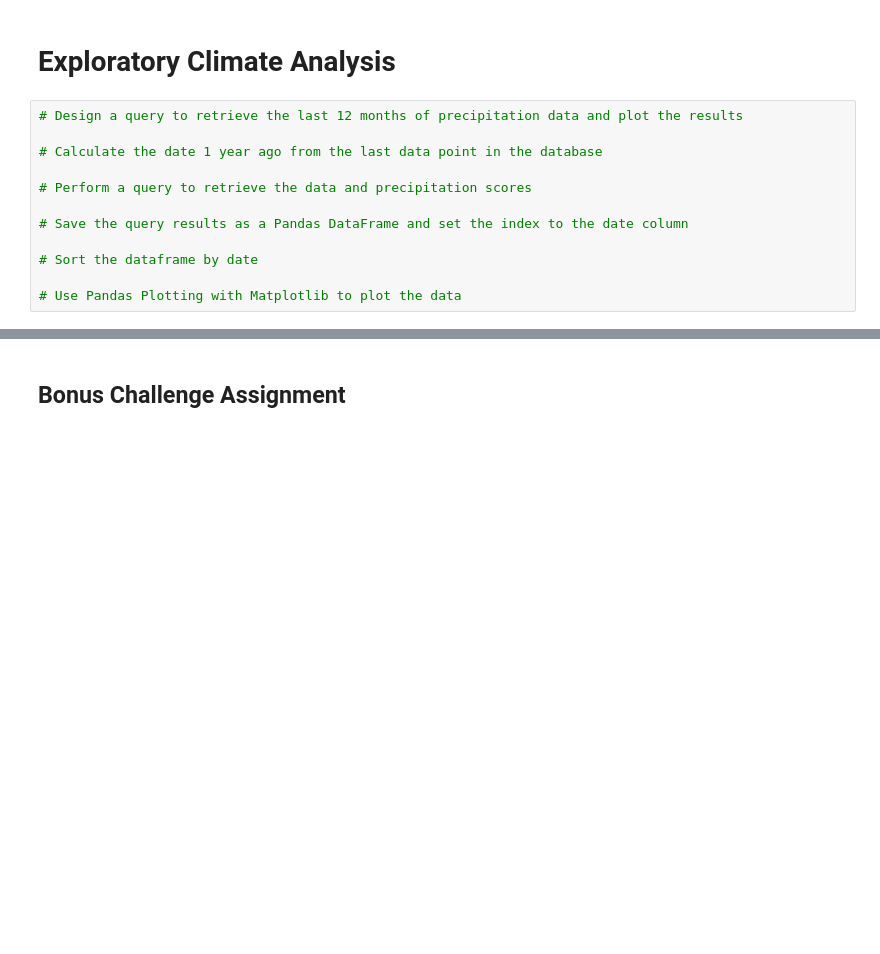
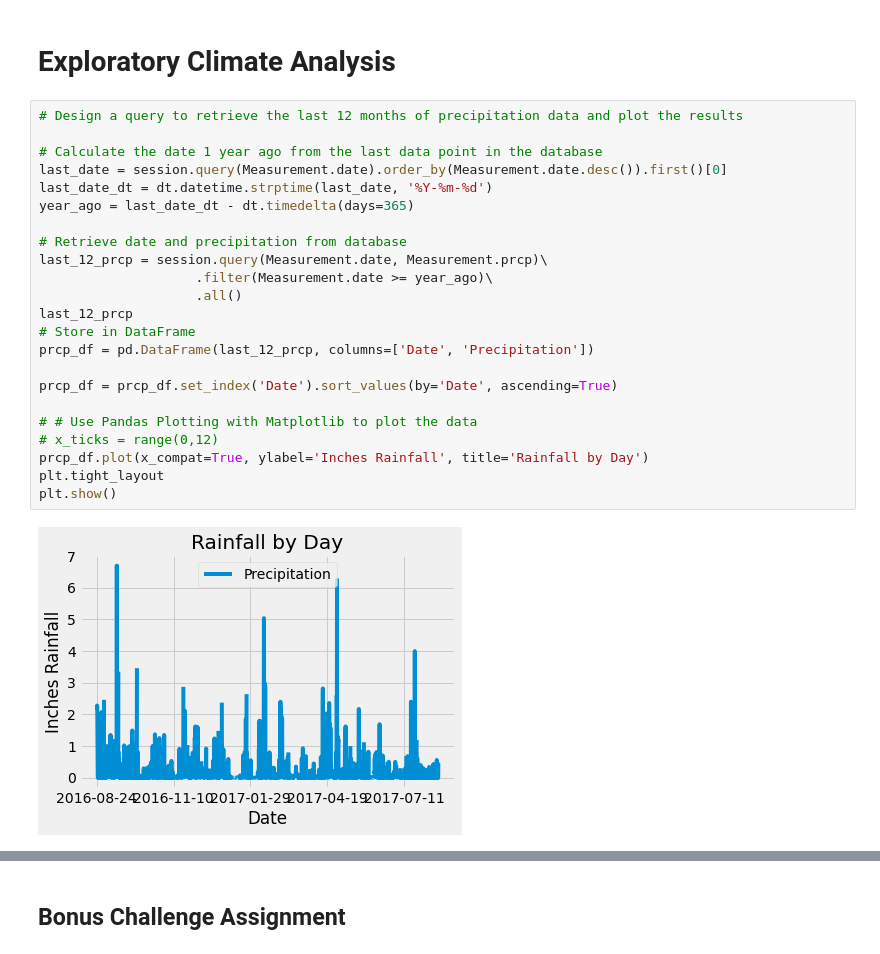
Before and after one commit to rebekahcallkacz/sqlachemy-challenge, a Jupyter notebook: climate_analysis.ipynb, the cells around one changed output, grey strips where cells are left out. Drawn from its saved outputs; the diff is of its cells as text; blank space fills up the shorter version.

Commit message:
finished required part of homework - data queries and plots

```diff
--- a/climate_analysis.ipynb
+++ b/climate_analysis.ipynb
@@ -72,14 +76,27 @@ elevation FLOAT
 # %%
 # Design a query to retrieve the last 12 months of precipitation data and plot the results
 
 # Calculate the date 1 year ago from the last data point in the database
+last_date = session.query(Measurement.date).order_by(Measurement.date.desc()).first()[0]
+last_date_dt = dt.datetime.strptime(last_date, '%Y-%m-%d')
+year_ago = last_date_dt - dt.timedelta(days=365)
 
-# Perform a query to retrieve the data and precipitation scores
+# Retrieve date and precipitation from database
+last_12_prcp = session.query(Measurement.date, Measurement.prcp)\
+                    .filter(Measurement.date >= year_ago)\
+                    .all()
+last_12_prcp
+# Store in DataFrame
+prcp_df = pd.DataFrame(last_12_prcp, columns=['Date', 'Precipitation'])
 
-# Save the query results as a Pandas DataFrame and set the index to the date column
+prcp_df = prcp_df.set_index('Date').sort_values(by='Date', ascending=True)
 
-# Sort the dataframe by date
-
-# Use Pandas Plotting with Matplotlib to plot the data
+# # Use Pandas Plotting with Matplotlib to plot the data
+# x_ticks = range(0,12)
+prcp_df.plot(x_compat=True, ylabel='Inches Rainfall', title='Rainfall by Day')
+plt.tight_layout
+plt.show()
+# %% [output]
+[figure, added]
 # %%
 # Use Pandas to calculate the summary statistics for the precipitation data
```
Also changed, not shown: parts of 8 cells of this notebook.
